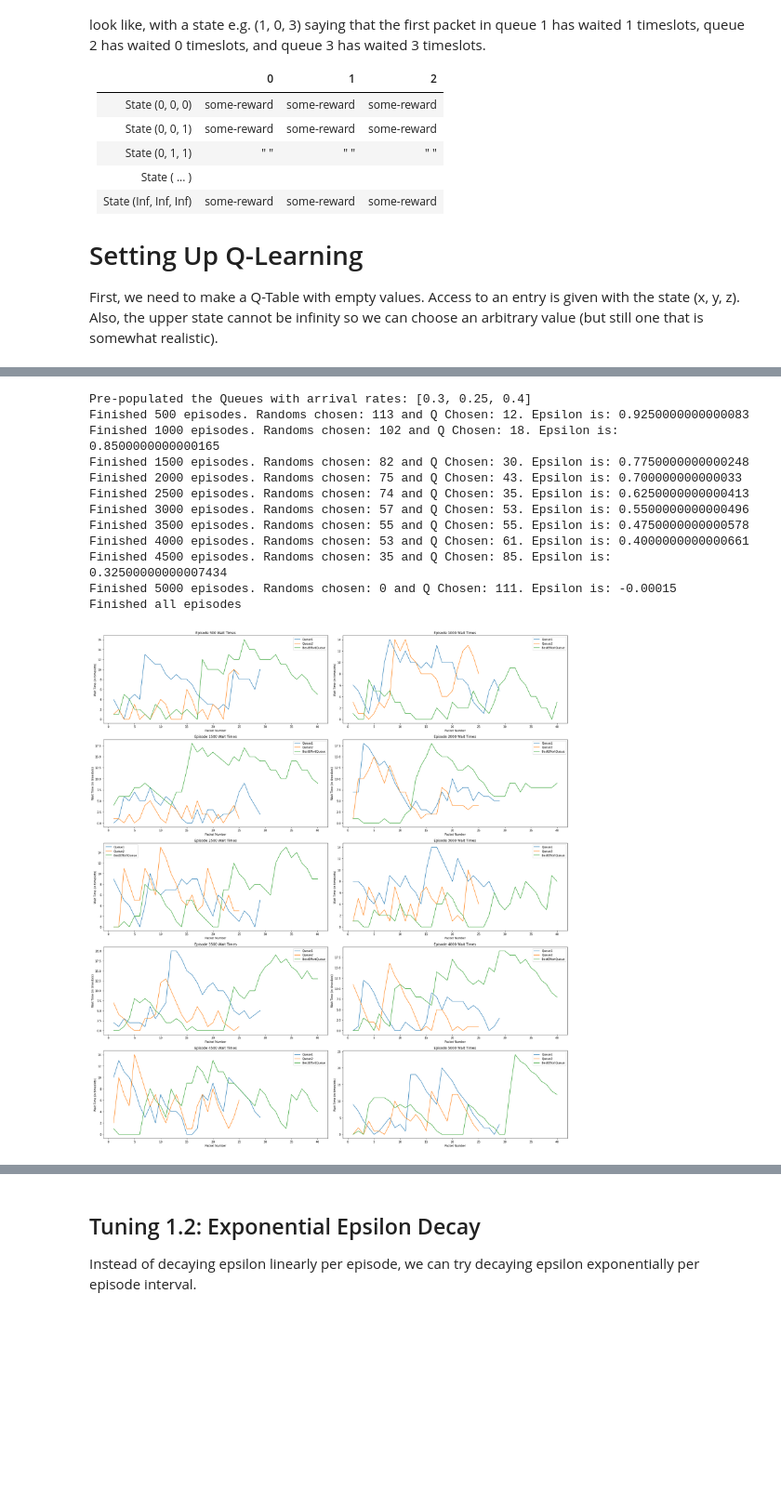
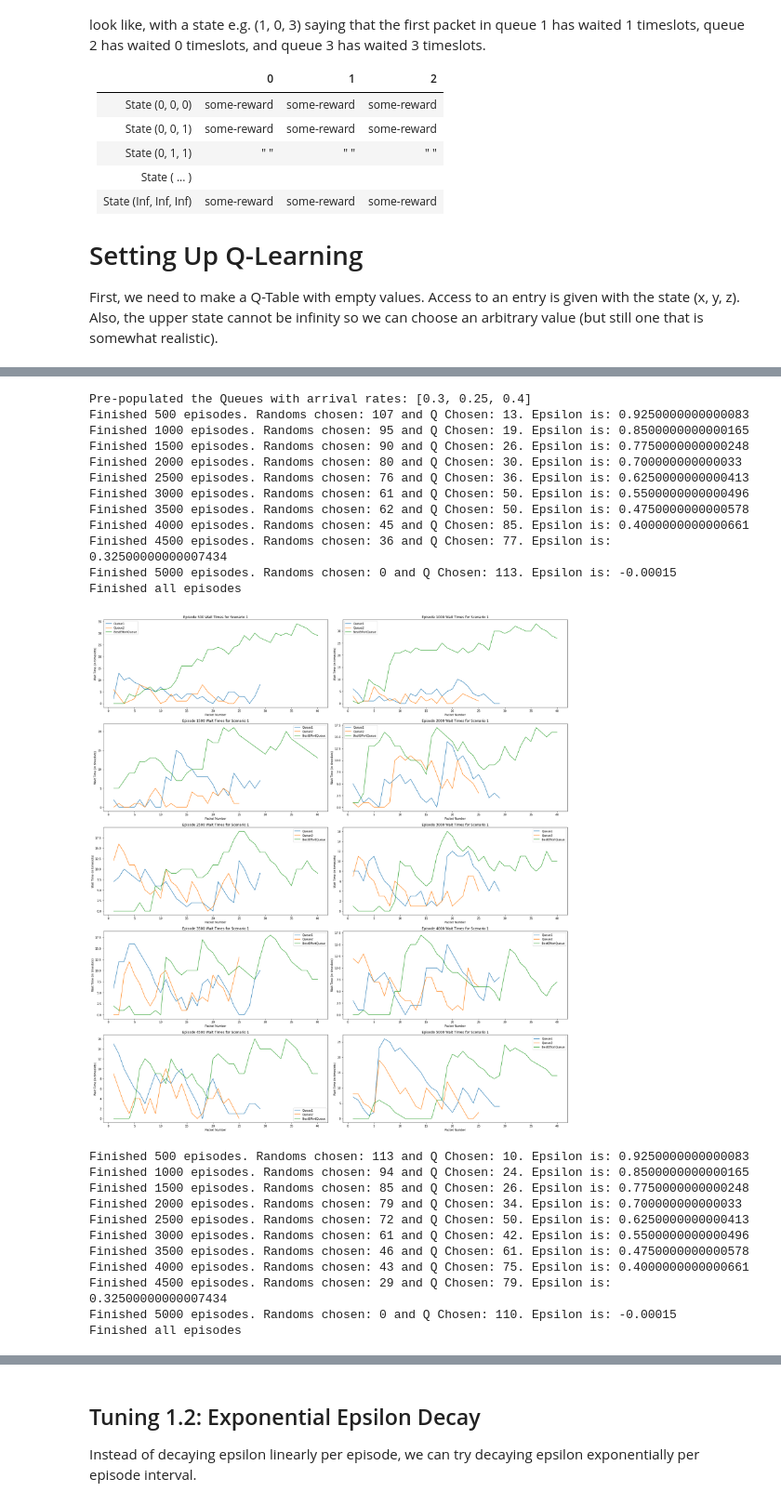
Before and after one commit to s3719678/ML_A2, a Jupyter notebook: notebooks/duc.ipynb, the cells around one changed output, grey strips where cells are left out. Shown at 93% size. Cells and saved outputs as stored; diff of their text form; code cells hidden in the pictures; blank space fills up the shorter version.

Commit message:
before implementing scenario 2

```diff
--- a/notebooks/duc.ipynb
+++ b/notebooks/duc.ipynb
@@ -240,8 +137,3 @@ def q_learning_initial(env, q_table):
     print('Finished all episodes')
     env.close()
     return q_table
-
-populated_queues = prepopulate_queues(default_arrival_rates)
-env = QueueSimulator(default_arrival_rates, MEAN_DELAY_REQUIREMENTS, populated_queues)
-q_table = create_q_table()
-result_q_table = q_learning_initial(env, q_table)
@@ -273,7 +155,7 @@ def graph_q_learning_wait_times(env):
         q2_ep_x = [*range(1, len(q2_ep_y)+1, 1)]
         q3_ep_x = [*range(1, len(q3_ep_y)+1, 1)]
 
-        ax.set_title('Episode {0} Wait Times'.format(episode))
+        ax.set_title('Episode {0} Wait Times for Scenario {1}'.format(episode, env.scenario))
         ax.set_xlabel('Packet Number')
         ax.set_ylabel('Wait Time (in timeslots)')
         ax.plot(q1_ep_x, q1_ep_y, label='Queue1')
@@ -286,6 +168,7 @@ def graph_q_learning_wait_times(env):
             row += 1
             col = 0
     fig.tight_layout()
+    plt.show()
 
 # Another generic method to graph wait times but only for the last episode in the 'wait times map'
 def graph_q_learning_wait_times_last_episode(env):
@@ -297,12 +180,12 @@ def graph_q_learning_wait_times_last_episode(env):
     q2_x = [*range(1, len(q2_y)+1, 1)]
     q3_x = [*range(1, len(q3_y)+1, 1)]
 
+    plt.figure()
     plt.plot(q1_x, q1_y, label='Queue1')
     plt.plot(q2_x, q2_y, label='Queue2')
     plt.plot(q3_x, q3_y, label='BestEffortQueue')
-    plt.title('Episode {0} Wait Times'.format(last_episode))
+    plt.title('Episode {0} Wait Times for Scenario {1}'.format(last_episode, env.scenario))
     plt.xlabel('Packet Number')
     plt.ylabel('Wait Time (in timeslots)')
     plt.legend()
-
-graph_q_learning_wait_times(env)
+    plt.show()
@@ -367,23 +264,40 @@ def q_learning_epsilon_linear(env, q_table):
     print('Finished all episodes')
     env.close()
     return q_table
-
-populated_queues = prepopulate_queues(default_arrival_rates)
-env = QueueSimulator(default_arrival_rates, MEAN_DELAY_REQUIREMENTS, populated_queues)
-q_table = create_q_table()
-result_q_table = q_learning_epsilon_linear(env, q_table)
-graph_q_learning_wait_times(env)
-# %% [output]
-Pre-populated the Queues with arrival rates: [0.3, 0.25, 0.4]
-Finished 500 episodes. Randoms chosen: 113 and Q Chosen: 12. Epsilon is: 0.9250000000000083
-Finished 1000 episodes. Randoms chosen: 102 and Q Chosen: 18. Epsilon is: 0.8500000000000165
-Finished 1500 episodes. Randoms chosen: 82 and Q Chosen: 30. Epsilon is: 0.7750000000000248
-Finished 2000 episodes. Randoms chosen: 75 and Q Chosen: 43. Epsilon is: 0.700000000000033
-Finished 2500 episodes. Randoms chosen: 74 and Q Chosen: 35. Epsilon is: 0.6250000000000413
-Finished 3000 episodes. Randoms chosen: 57 and Q Chosen: 53. Epsilon is: 0.5500000000000496
-Finished 3500 episodes. Randoms chosen: 55 and Q Chosen: 55. Epsilon is: 0.4750000000000578
-Finished 4000 episodes. Randoms chosen: 53 and Q Chosen: 61. Epsilon is: 0.4000000000000661
-Finished 4500 episodes. Randoms chosen: 35 and Q Chosen: 85. Epsilon is: 0.32500000000007434
-Finished 5000 episodes. Randoms chosen: 0 and Q Chosen: 111. Epsilon is: -0.00015
-Finished all episodes
-[figure, removed]
+# %%
+populated_queues = prepopulate_queues(default_arrival_rates)
+
+scen1_env = QueueSimulator(default_arrival_rates, MEAN_DELAY_REQUIREMENTS, populated_queues, 1)
+q_table = create_q_table()
+result_q_table = q_learning_epsilon_linear(scen1_env, q_table)
+graph_q_learning_wait_times(scen1_env)
+
+scen2_env = QueueSimulator(default_arrival_rates, MEAN_DELAY_REQUIREMENTS, populated_queues, 2)
+q_table = create_q_table()
+result_q_table = q_learning_epsilon_linear(scen2_env, q_table)
+graph_q_learning_wait_times(scen2_env)
+# %% [output]
+Pre-populated the Queues with arrival rates: [0.3, 0.25, 0.4]
+Finished 500 episodes. Randoms chosen: 107 and Q Chosen: 13. Epsilon is: 0.9250000000000083
+Finished 1000 episodes. Randoms chosen: 95 and Q Chosen: 19. Epsilon is: 0.8500000000000165
+Finished 1500 episodes. Randoms chosen: 90 and Q Chosen: 26. Epsilon is: 0.7750000000000248
+Finished 2000 episodes. Randoms chosen: 80 and Q Chosen: 30. Epsilon is: 0.700000000000033
+Finished 2500 episodes. Randoms chosen: 76 and Q Chosen: 36. Epsilon is: 0.6250000000000413
+Finished 3000 episodes. Randoms chosen: 61 and Q Chosen: 50. Epsilon is: 0.5500000000000496
+Finished 3500 episodes. Randoms chosen: 62 and Q Chosen: 50. Epsilon is: 0.4750000000000578
+Finished 4000 episodes. Randoms chosen: 45 and Q Chosen: 85. Epsilon is: 0.4000000000000661
+Finished 4500 episodes. Randoms chosen: 36 and Q Chosen: 77. Epsilon is: 0.32500000000007434
+Finished 5000 episodes. Randoms chosen: 0 and Q Chosen: 113. Epsilon is: -0.00015
+Finished all episodes
+[figure, added]
+Finished 500 episodes. Randoms chosen: 113 and Q Chosen: 10. Epsilon is: 0.9250000000000083
+Finished 1000 episodes. Randoms chosen: 94 and Q Chosen: 24. Epsilon is: 0.8500000000000165
+Finished 1500 episodes. Randoms chosen: 85 and Q Chosen: 26. Epsilon is: 0.7750000000000248
+Finished 2000 episodes. Randoms chosen: 79 and Q Chosen: 34. Epsilon is: 0.700000000000033
+Finished 2500 episodes. Randoms chosen: 72 and Q Chosen: 50. Epsilon is: 0.6250000000000413
+Finished 3000 episodes. Randoms chosen: 61 and Q Chosen: 42. Epsilon is: 0.5500000000000496
+Finished 3500 episodes. Randoms chosen: 46 and Q Chosen: 61. Epsilon is: 0.4750000000000578
+Finished 4000 episodes. Randoms chosen: 43 and Q Chosen: 75. Epsilon is: 0.4000000000000661
+Finished 4500 episodes. Randoms chosen: 29 and Q Chosen: 79. Epsilon is: 0.32500000000007434
+Finished 5000 episodes. Randoms chosen: 0 and Q Chosen: 110. Epsilon is: -0.00015
+Finished all episodes
```
Also changed, not shown: parts of 25 cells of this notebook, 1 other file.
